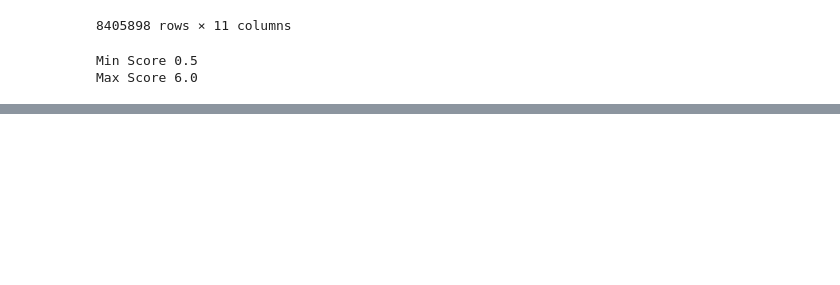
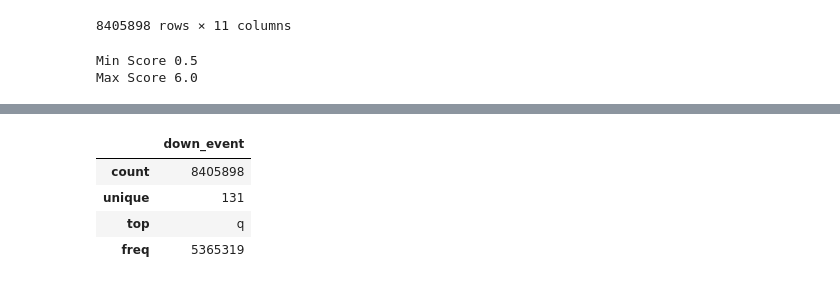
Before and after one commit to mrrkdas/LWPWP-Kaggle, a Jupyter notebook: DataExploration.ipynb, the cells around one changed output, grey strips where cells are left out. Saved outputs shown, nothing was run; the diff lists cells and outputs as text; code cells hidden in the pictures; blank space fills up the shorter version.

```diff
--- a/DataExploration.ipynb
+++ b/DataExploration.ipynb
@@ -100,0 +111,8 @@ test_logs
+# %%
+train_data[['down_event']].describe()
+# %% [output]
+|  | down_event |
+| count | 8405898 |
+| unique | 131 |
+| top | q |
+| freq | 5365319 |
```
Also changed, not shown: parts of 5 cells of this notebook.
